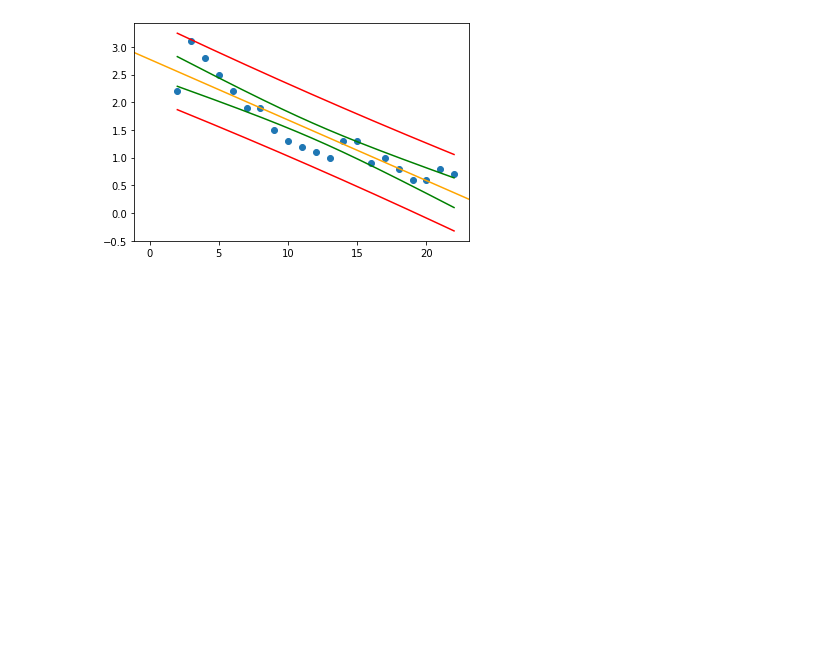
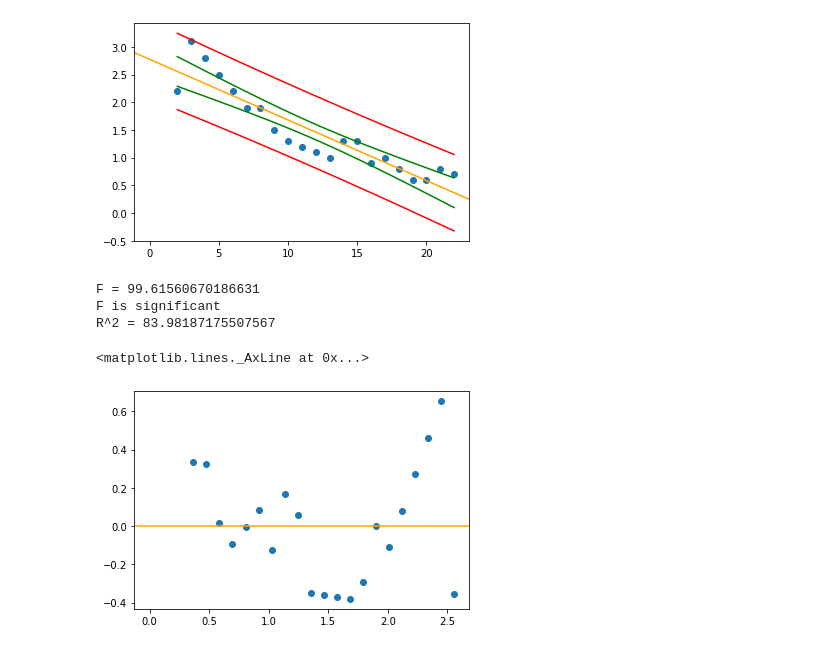
Before and after one commit to crazylinuxer/empirical_methods, a Jupyter notebook: lab5/Untitled.ipynb, the cells around one changed output. Cells and saved outputs as stored; diff of their text form; code cells hidden in the pictures; blank space fills up the shorter version.

```diff
--- a/lab5/Untitled.ipynb
+++ b/lab5/Untitled.ipynb
@@ -253,3 +250,24 @@ for color, lines_pair in zip(('green', 'red'), (regression_lines_y, estimation_l
         plt.plot(x_values_for_lines, y_values, color=color)
 # %% [output]
 [figure]
+# %%
+# part 3 (12)
+
+F = sum((regression_estimation_y(x, a, b) - y_mean) ** 2 for x in data_x) / epsilon_dispersion
+f_quantile = 4.38
+R2 = (r ** 2) * 100
+print("F =", F)
+print(f"Regression is {'not ' if abs(F) <= f_quantile else ''}significant")
+print("R^2 =", R2)
+# %% [output]
+F = 99.61560670186631
+F is significant
+R^2 = 83.98187175507567
+# %%
+diagnostic_diagram_x = [regression_estimation_y(x, a, b) for x in data_x]
+diagnostic_diagram_y = [y - regression_estimation_y(x, a, b) for x, y in zip(data_x, data_y)]
+plt.scatter(diagnostic_diagram_x, diagnostic_diagram_y)
+plt.axline((0, 0), (1, 0), color='orange')
+# %% [output]
+<matplotlib.lines._AxLine at 0x...>
+[figure, added]
```
Also changed, not shown: parts of 1 cell of this notebook.
